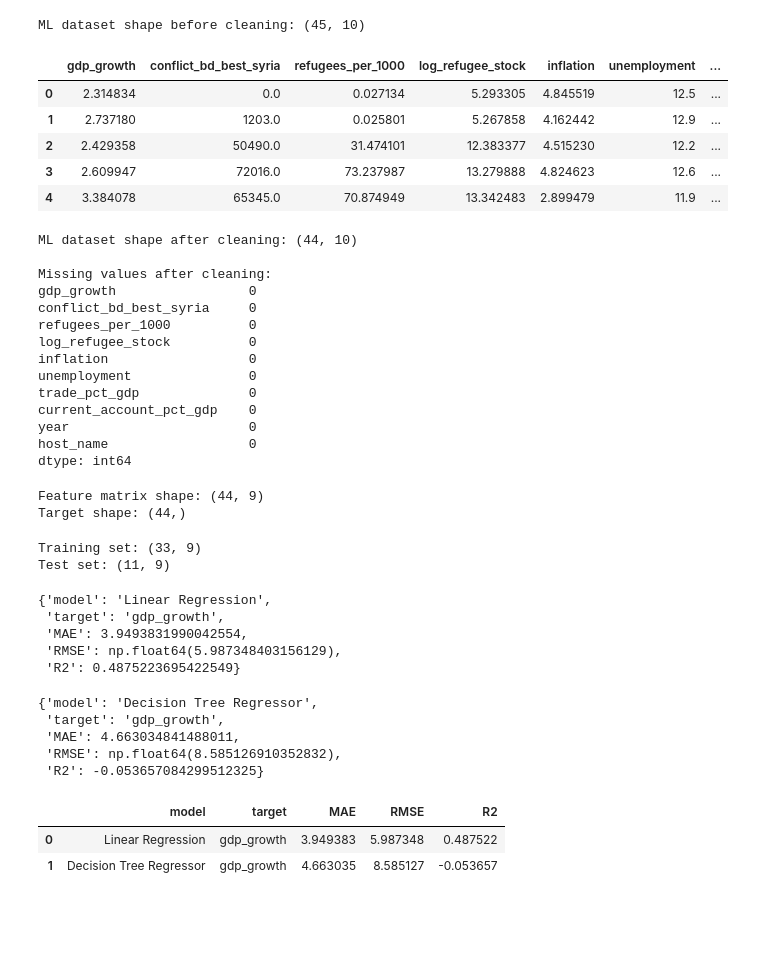
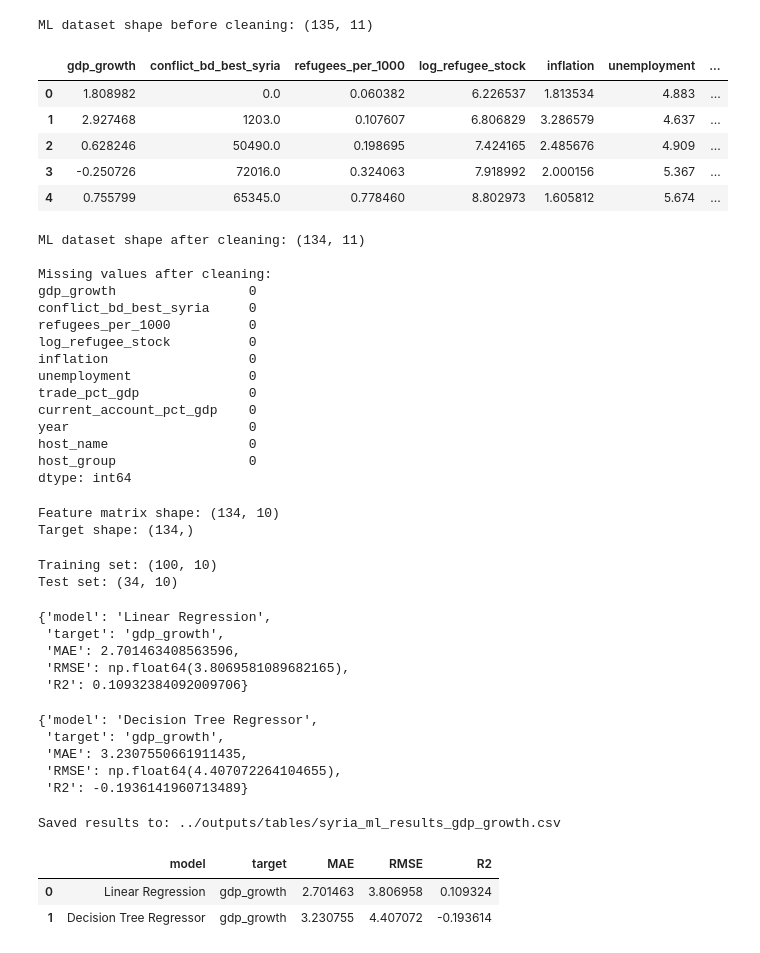
Before and after one commit to BarisOzerdem/DSA210-TermProject, a Jupyter notebook: notebooks/03_ml_analysis.ipynb, the cells around one changed output. Saved outputs shown, nothing was run; the diff lists cells and outputs as text; code cells hidden in the pictures; blank space fills up the shorter version.

```diff
--- a/notebooks/03_ml_analysis.ipynb
+++ b/notebooks/03_ml_analysis.ipynb
@@ -92,35 +117,39 @@ Year range: 2010 - 2024
 # %%
 # Select variables for machine learning
 
 target = "gdp_growth"
 
 numeric_features = [
     "conflict_bd_best_syria",
     "refugees_per_1000",
     "log_refugee_stock",
     "inflation",
     "unemployment",
     "trade_pct_gdp",
     "current_account_pct_gdp",
     "year"
 ]
 
-categorical_features = ["host_name"]
+categorical_features = ["host_name", "host_group"]
 
 ml_columns = [target] + numeric_features + categorical_features
+
+missing_columns = [col for col in ml_columns if col not in df.columns]
+if missing_columns:
+    raise ValueError(f"Missing required columns in dataset: {missing_columns}")
 
 ml_df = df[ml_columns].copy()
 
 print("ML dataset shape before cleaning:", ml_df.shape)
 ml_df.head()
 # %% [output]
-ML dataset shape before cleaning: (45, 10)
+ML dataset shape before cleaning: (135, 11)
 |  | gdp_growth | conflict_bd_best_syria | refugees_per_1000 | log_refugee_stock | inflation | unemployment | ... |
-| 0 | 2.314834 | 0.0 | 0.027134 | 5.293305 | 4.845519 | 12.5 | ... |
-| 1 | 2.737180 | 1203.0 | 0.025801 | 5.267858 | 4.162442 | 12.9 | ... |
-| 2 | 2.429358 | 50490.0 | 31.474101 | 12.383377 | 4.515230 | 12.2 | ... |
-| 3 | 2.609947 | 72016.0 | 73.237987 | 13.279888 | 4.824623 | 12.6 | ... |
-| 4 | 3.384078 | 65345.0 | 70.874949 | 13.342483 | 2.899479 | 11.9 | ... |
+| 0 | 1.808982 | 0.0 | 0.060382 | 6.226537 | 1.813534 | 4.883 | ... |
+| 1 | 2.927468 | 1203.0 | 0.107607 | 6.806829 | 3.286579 | 4.637 | ... |
+| 2 | 0.628246 | 50490.0 | 0.198695 | 7.424165 | 2.485676 | 4.909 | ... |
+| 3 | -0.250726 | 72016.0 | 0.324063 | 7.918992 | 2.000156 | 5.367 | ... |
+| 4 | 0.755799 | 65345.0 | 0.778460 | 8.802973 | 1.605812 | 5.674 | ... |
 # %%
 # Drop rows with missing values in selected ML columns
 
@@ -130,7 +159,7 @@ print("ML dataset shape after cleaning:", ml_df.shape)
 print("\nMissing values after cleaning:")
 print(ml_df.isna().sum())
 # %% [output]
-ML dataset shape after cleaning: (44, 10)
+ML dataset shape after cleaning: (134, 11)
 
 Missing values after cleaning:
 gdp_growth                 0
@@ -143,6 +172,7 @@ trade_pct_gdp              0
 current_account_pct_gdp    0
 year                       0
 host_name                  0
+host_group                 0
 dtype: int64
 # %%
 # Define features and target
@@ -153,8 +183,8 @@ y = ml_df[target]
 print("Feature matrix shape:", X.shape)
 print("Target shape:", y.shape)
 # %% [output]
-Feature matrix shape: (44, 9)
-Target shape: (44,)
+Feature matrix shape: (134, 10)
+Target shape: (134,)
 # %%
 # Split data into training and testing sets
 
@@ -168,8 +198,8 @@ X_train, X_test, y_train, y_test = train_test_split(
 print("Training set:", X_train.shape)
 print("Test set:", X_test.shape)
 # %% [output]
-Training set: (33, 9)
-Test set: (11, 9)
+Training set: (100, 10)
+Test set: (34, 10)
 # %%
 # Create preprocessing pipeline
 
@@ -218,9 +248,9 @@ linear_results
 # %% [output]
 {'model': 'Linear Regression',
  'target': 'gdp_growth',
- 'MAE': 3.9493831990042554,
- 'RMSE': np.float64(5.987348403156129),
- 'R2': 0.4875223695422549}
+ 'MAE': 2.701463408563596,
+ 'RMSE': np.float64(3.8069581089682165),
+ 'R2': 0.10932384092009706}
 # %%
 # Train Decision Tree Regressor model
 
@@ -248,19 +278,24 @@ tree_results
 # %% [output]
 {'model': 'Decision Tree Regressor',
  'target': 'gdp_growth',
- 'MAE': 4.663034841488011,
- 'RMSE': np.float64(8.585126910352832),
- 'R2': -0.053657084299512325}
+ 'MAE': 3.2307550661911435,
+ 'RMSE': np.float64(4.407072264104655),
+ 'R2': -0.1936141960713489}
 # %%
-# Compare model results
+# Compare and save model results
 
 results_df = pd.DataFrame([linear_results, tree_results])
 
+results_path = TABLE_DIR / "syria_ml_results_gdp_growth.csv"
+results_df.to_csv(results_path, index=False)
+
+print("Saved results to:", results_path)
 results_df
 # %% [output]
+Saved results to: ../outputs/tables/syria_ml_results_gdp_growth.csv
 |  | model | target | MAE | RMSE | R2 |
-| 0 | Linear Regression | gdp_growth | 3.949383 | 5.987348 | 0.487522 |
-| 1 | Decision Tree Regressor | gdp_growth | 4.663035 | 8.585127 | -0.053657 |
+| 0 | Linear Regression | gdp_growth | 2.701463 | 3.806958 | 0.109324 |
+| 1 | Decision Tree Regressor | gdp_growth | 3.230755 | 4.407072 | -0.193614 |
 # %%
 # Create actual vs predicted comparison for GDP growth
 
```
Also changed, not shown: parts of 9 cells of this notebook, 32 other files.
